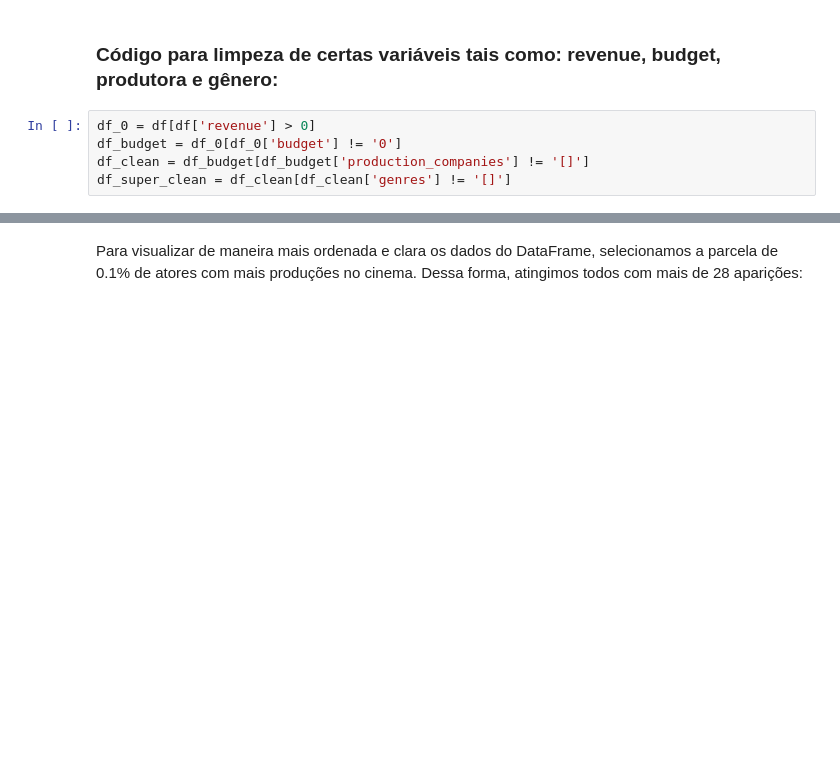
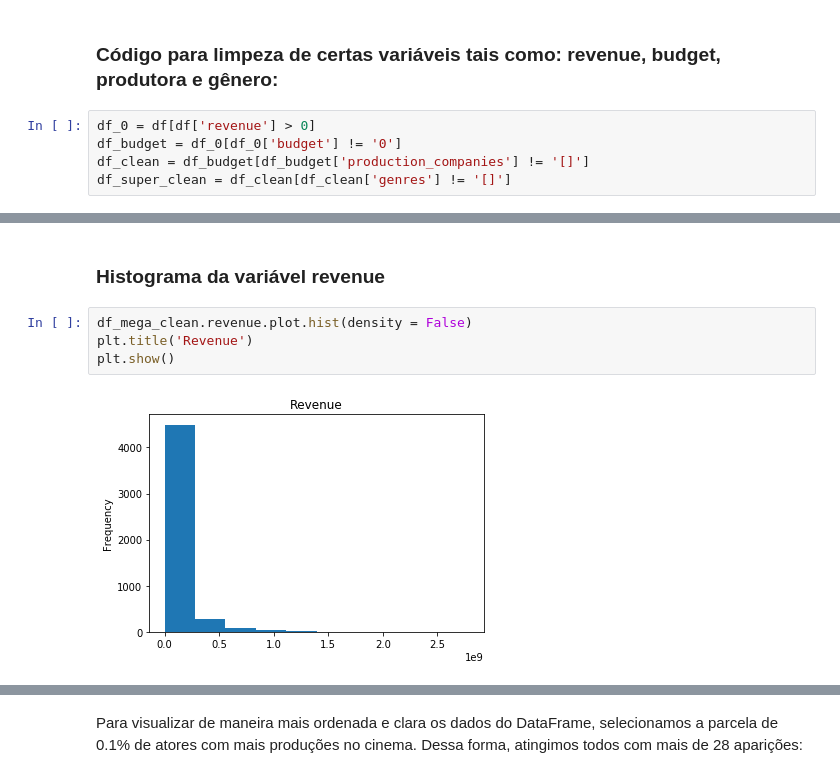
Before and after one commit to joaogcfa/Classificador_de_Filmes, a Jupyter notebook: P3_Jup_inicial1.ipynb, the cells around one changed output, grey strips where cells are left out. Drawn from its saved outputs; the diff is of its cells as text; blank space fills up the shorter version.

```diff
--- a/P3_Jup_inicial1.ipynb
+++ b/P3_Jup_inicial1.ipynb
@@ -72,0 +97,8 @@ df_mega_clean.head()
+# %% [markdown]
+### Histograma da variável revenue
+# %%
+df_mega_clean.revenue.plot.hist(density = False)
+plt.title('Revenue')
+plt.show()
+# %% [output]
+[figure, added]
```
Also changed, not shown: parts of 81 cells of this notebook.
